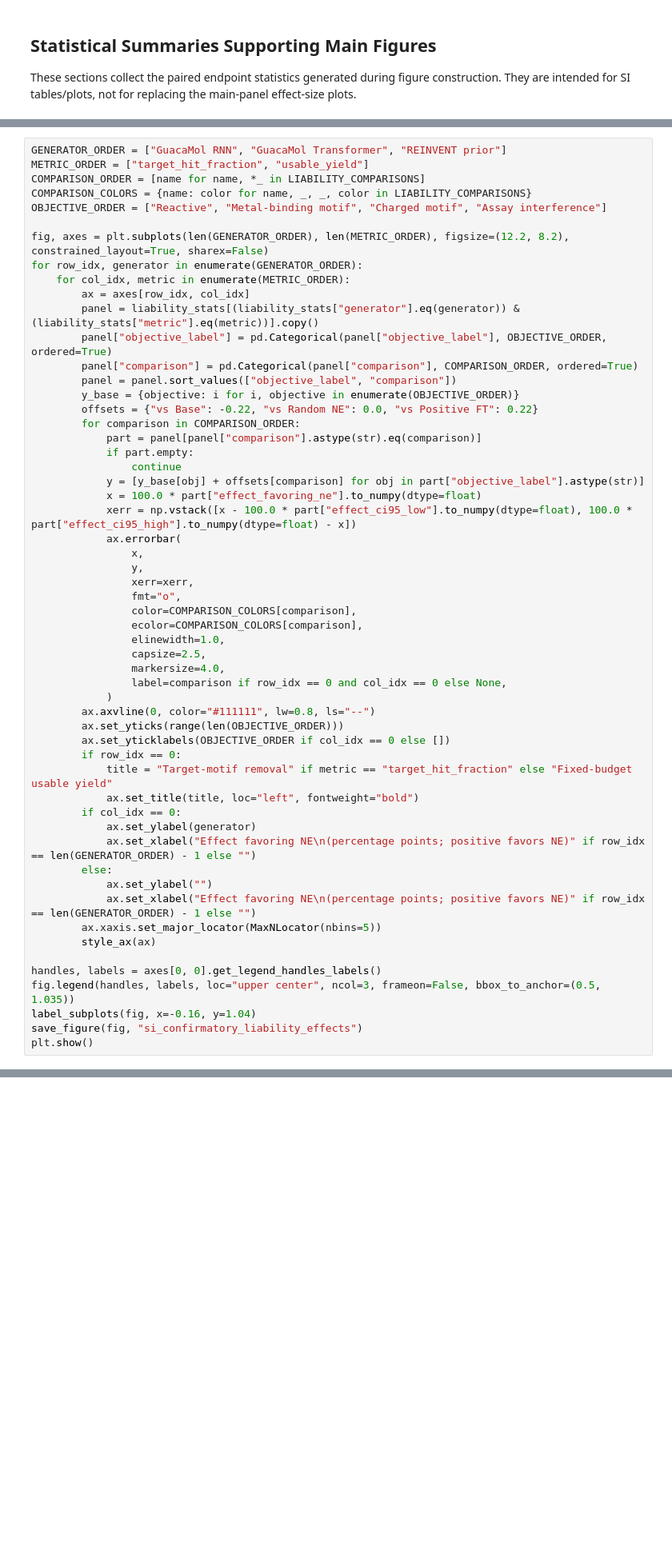
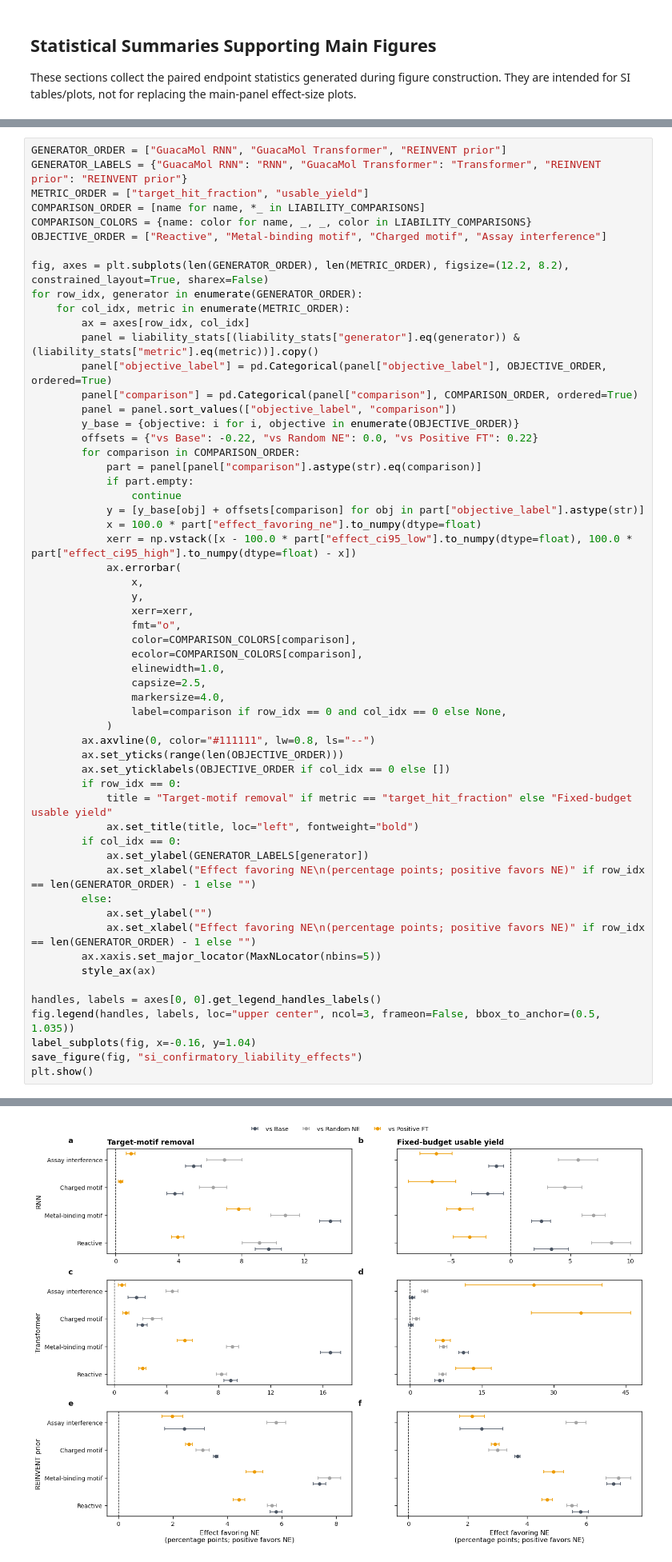
Before and after one commit to JoshuaHesse/negative_extrapolation_molgen, a Jupyter notebook: notebooks/260617_si_figures_and_statistics.ipynb, the cells around one changed output, grey strips where cells are left out. Shown at 80% size. Cells and saved outputs as stored; diff of their text form; blank space fills up the shorter version.

```diff
--- a/notebooks/260617_si_figures_and_statistics.ipynb
+++ b/notebooks/260617_si_figures_and_statistics.ipynb
@@ -636,5 +1216,6 @@ liability_stats.head()
 # %%
 GENERATOR_ORDER = ["GuacaMol RNN", "GuacaMol Transformer", "REINVENT prior"]
+GENERATOR_LABELS = {"GuacaMol RNN": "RNN", "GuacaMol Transformer": "Transformer", "REINVENT prior": "REINVENT prior"}
 METRIC_ORDER = ["target_hit_fraction", "usable_yield"]
 COMPARISON_ORDER = [name for name, *_ in LIABILITY_COMPARISONS]
 COMPARISON_COLORS = {name: color for name, _, _, color in LIABILITY_COMPARISONS}
@@ -676,7 +1257,7 @@ for row_idx, generator in enumerate(GENERATOR_ORDER):
             title = "Target-motif removal" if metric == "target_hit_fraction" else "Fixed-budget usable yield"
             ax.set_title(title, loc="left", fontweight="bold")
         if col_idx == 0:
-            ax.set_ylabel(generator)
+            ax.set_ylabel(GENERATOR_LABELS[generator])
             ax.set_xlabel("Effect favoring NE\n(percentage points; positive favors NE)" if row_idx == len(GENERATOR_ORDER) - 1 else "")
         else:
             ax.set_ylabel("")
@@ -689,3 +1270,4 @@ fig.legend(handles, labels, loc="upper center", ncol=3, frameon=False, bbox_to_a
 label_subplots(fig, x=-0.16, y=1.04)
 save_figure(fig, "si_confirmatory_liability_effects")
 plt.show()
+# %% [output]
@@ -691,0 +1275 @@ plt.show()
+[figure, added]
```
Also changed, not shown: parts of 29 cells of this notebook, 11 other files.
